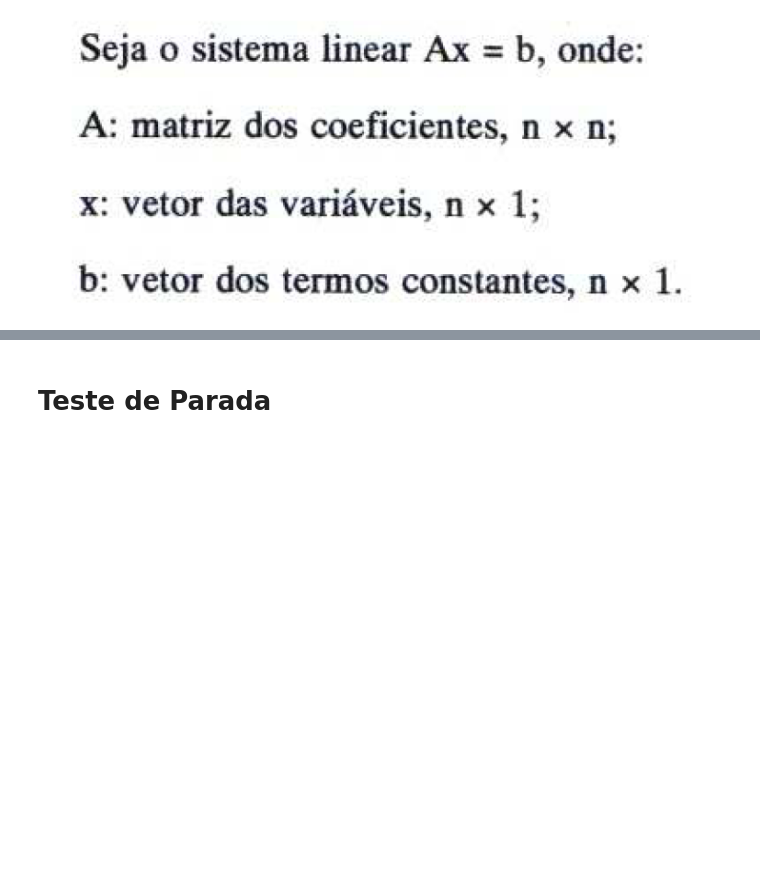
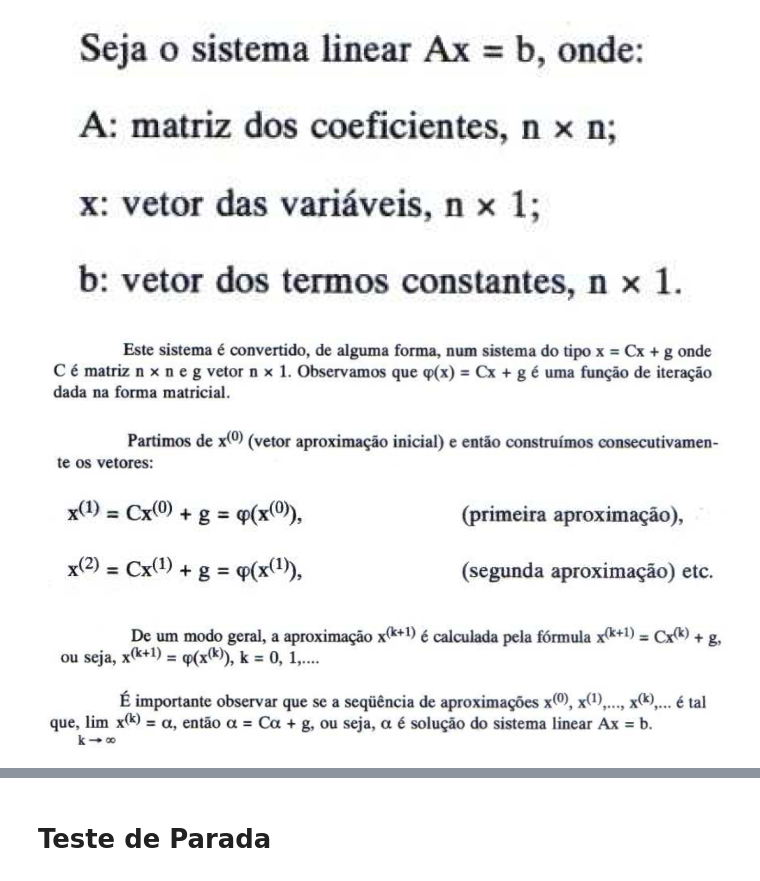
Before and after one commit to ClaudomiroSales/MatematicaComputacionalUFPA, a Jupyter notebook: Resolução de Sistemas Lineares/Resolução de Sistemas Lineares - Métodos Iterativos.ipynb, the cells around one changed output, grey strips where cells are left out. Saved outputs shown, nothing was run; the diff lists cells and outputs as text; code cells hidden in the pictures; blank space fills up the shorter version.

```diff
--- a/Resolução de Sistemas Lineares/Resolução de Sistemas Lineares - Métodos Iterativos.ipynb
+++ b/Resolução de Sistemas Lineares/Resolução de Sistemas Lineares - Métodos Iterativos.ipynb
@@ -28,3 +29,23 @@ import math
 Image(filename = pathFileImages + 'Fig_1.png')
 # %% [output]
 [figure]
+# %%
+Image(filename = pathFileImages + 'Fig_2.png')
+# %% [output]
+[figure, added]
+# %%
+Image(filename = pathFileImages + 'Fig_3.png')
+# %% [output]
+[figure, added]
+# %%
+Image(filename = pathFileImages + 'Fig_4.png')
+# %% [output]
+[figure, added]
+# %%
+Image(filename = pathFileImages + 'Fig_5.png')
+# %% [output]
+[figure, added]
+# %%
+Image(filename = pathFileImages + 'Fig_6.png')
+# %% [output]
+[figure, added]
```
Also changed, not shown: parts of 15 cells of this notebook, 15 other files.
